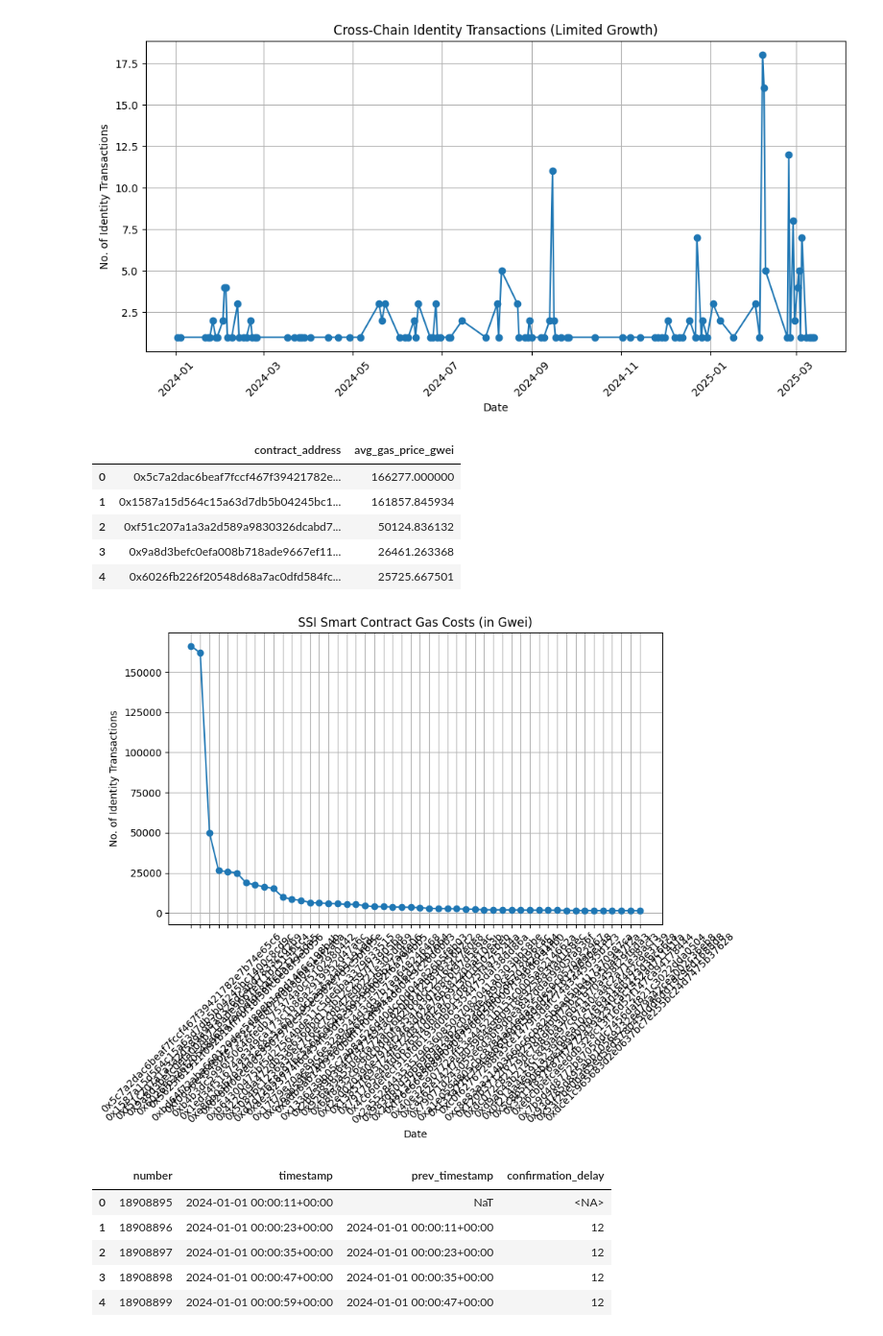
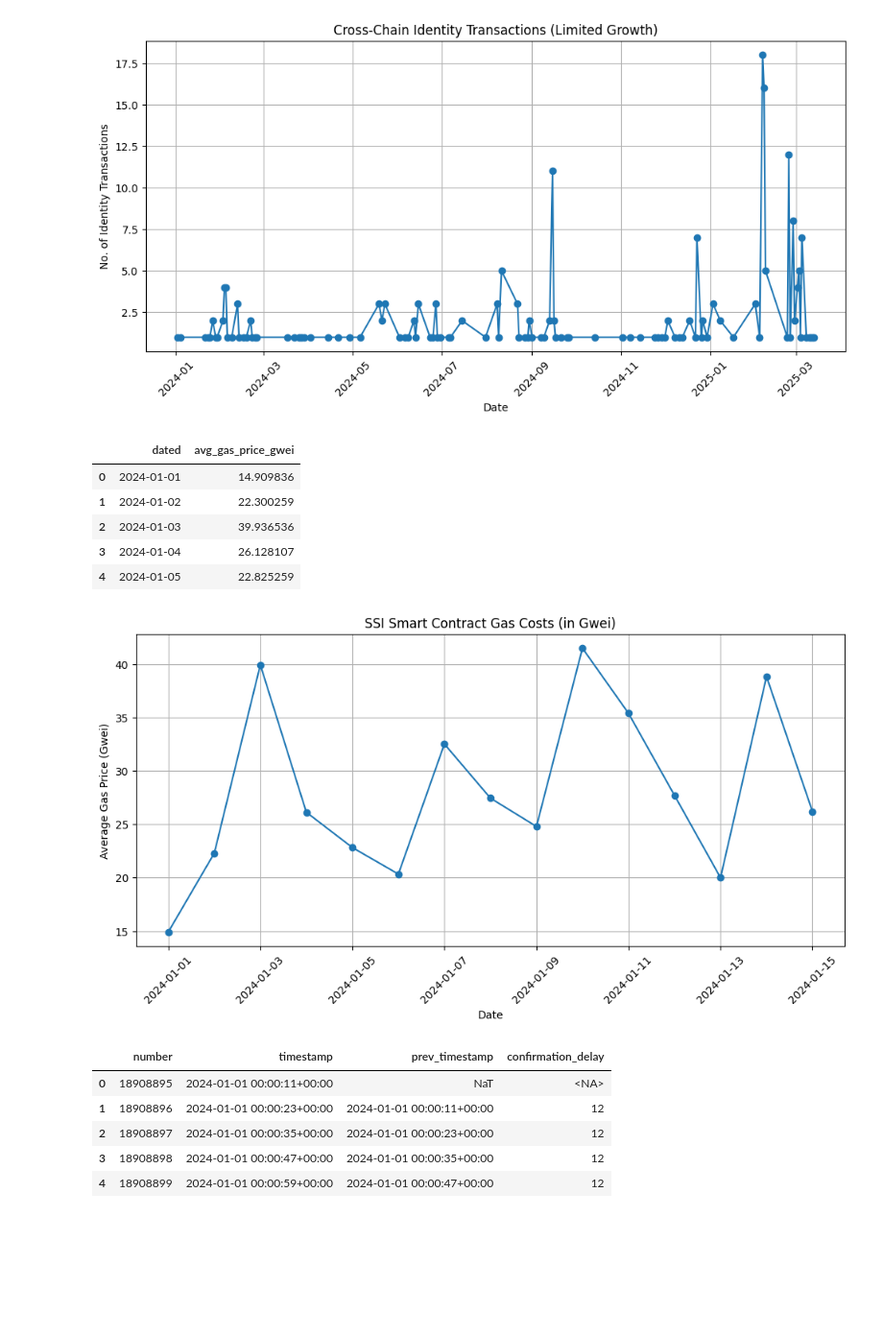
Before and after one commit to rahulagarwal25/case_study, a Jupyter notebook: Analysis Code with Output/Case_Study.ipynb, the cells around one changed output. Shown at 96% size. Drawn from its saved outputs; the diff is of its cells as text; code cells hidden in the pictures; blank space fills up the shorter version.

```diff
--- a/Analysis Code with Output/Case_Study.ipynb
+++ b/Analysis Code with Output/Case_Study.ipynb
@@ -190,31 +190,33 @@ plt.show()
 from google.cloud import bigquery
 client = bigquery.Client()
 
-query = """ SELECT to_address AS contract_address, AVG(gas_price)/1e9 AS avg_gas_price_gwei FROM bigquery-public-data.crypto_ethereum.transactions WHERE to_address IS NOT NULL AND receipt_status = 1 AND DATE(block_timestamp) BETWEEN '2024-01-01' AND '2024-01-15' GROUP BY contract_address ORDER BY avg_gas_price_gwei DESC LIMIT 50;
+query = """ SELECT DATE(block_timestamp) AS dated, AVG(gas_price)/1e9 AS avg_gas_price_gwei FROM bigquery-public-data.crypto_ethereum.transactions WHERE to_address IS NOT NULL AND receipt_status = 1 AND DATE(block_timestamp) BETWEEN '2024-01-01' AND '2024-01-15' GROUP BY DATE(block_timestamp) ORDER BY DATE(block_timestamp) ASC LIMIT 50;
 
  """
 
 df = client.query(query).to_dataframe()
 df.head()
 # %% [output]
-|  | contract_address | avg_gas_price_gwei |
-| 0 | 0x5c7a2dac6beaf7fccf467f39421782e... | 166277.000000 |
-| 1 | 0x1587a15d564c15a63d7db5b04245bc1... | 161857.845934 |
-| 2 | 0xf51c207a1a3a2d589a9830326dcabd7... | 50124.836132 |
-| 3 | 0x9a8d3befc0efa008b718ade9667ef11... | 26461.263368 |
-| 4 | 0x6026fb226f20548d68a7ac0dfd584fc... | 25725.667501 |
+|  | dated | avg_gas_price_gwei |
+| 0 | 2024-01-01 | 14.909836 |
+| 1 | 2024-01-02 | 22.300259 |
+| 2 | 2024-01-03 | 39.936536 |
+| 3 | 2024-01-04 | 26.128107 |
+| 4 | 2024-01-05 | 22.825259 |
 # %%
+import matplotlib.pyplot as plt
+
 plt.figure(figsize=(10, 5))
-plt.plot(df['contract_address'], df['avg_gas_price_gwei'], marker='o')
+plt.plot(df['dated'], df['avg_gas_price_gwei'], marker='o')
 plt.title('SSI Smart Contract Gas Costs (in Gwei)')
 plt.xlabel('Date')
-plt.ylabel('No. of Identity Transactions')
+plt.ylabel('Average Gas Price (Gwei)')  # Correct label
 plt.grid(True)
 plt.tight_layout()
 plt.xticks(rotation=45)
 plt.show()
 # %% [output]
-[figure, old version]
+[figure, new version]
 # %%
 from google.cloud import bigquery
 client = bigquery.Client()
```
Also changed, not shown: 4 other files.
